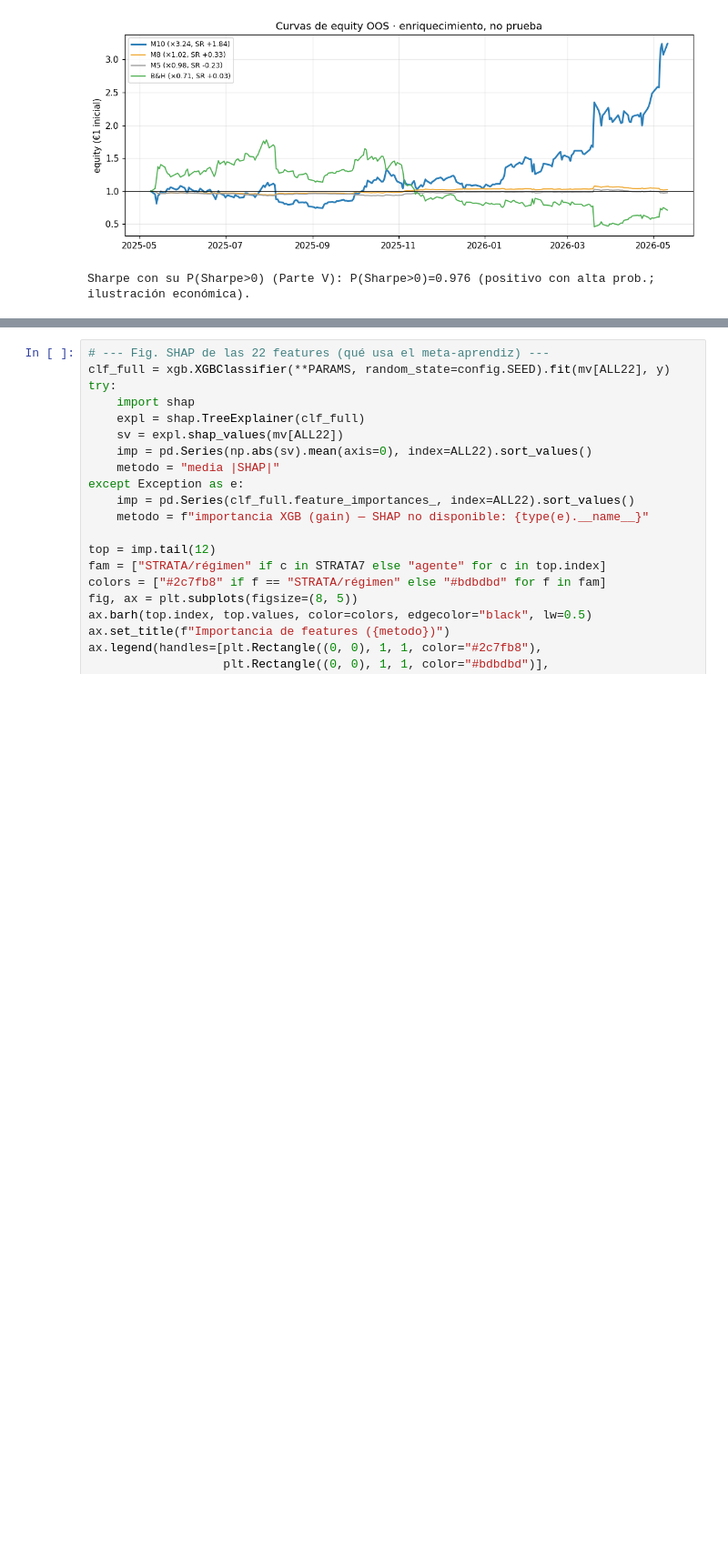
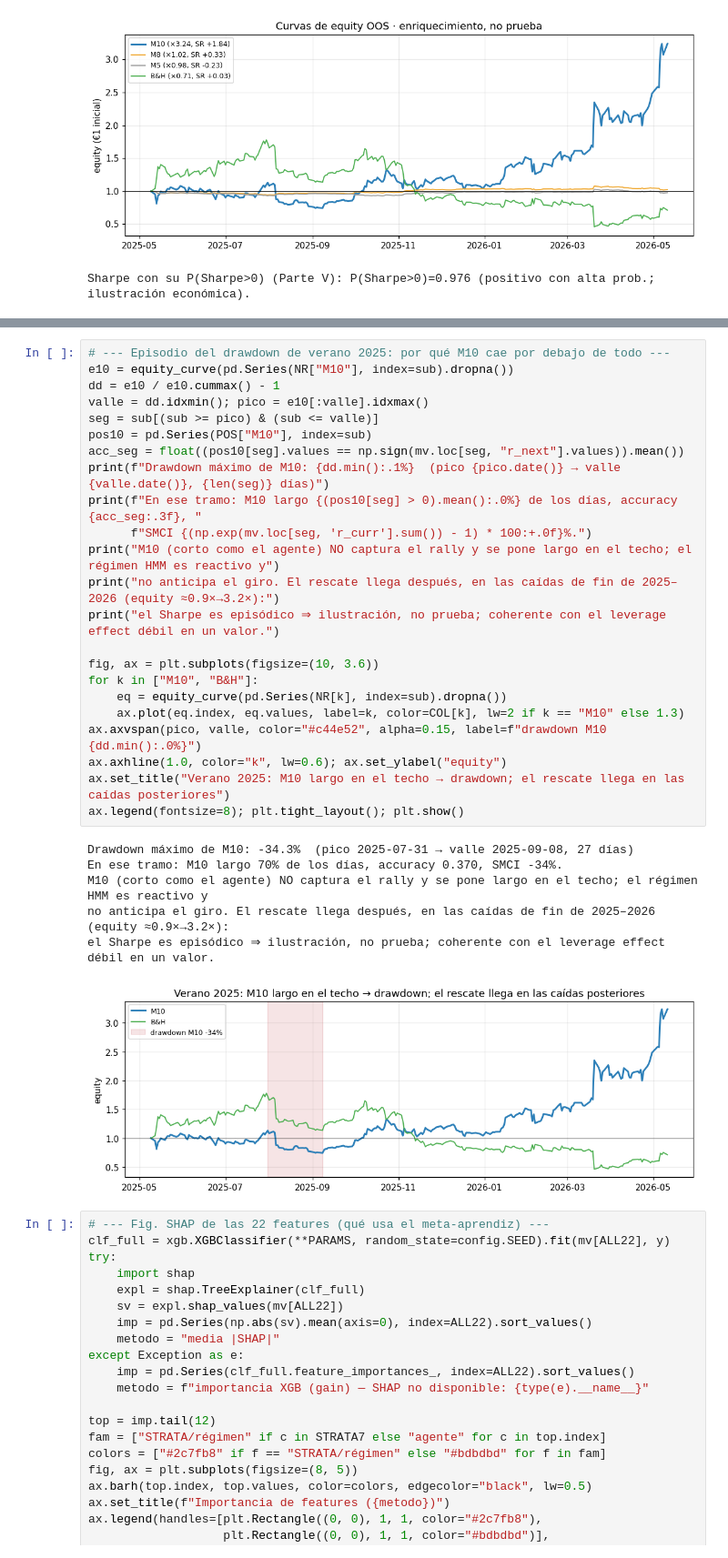
Before and after one commit to RaquelGarciah/Real-time-statistical-supervision-of-an-AI-trading-agent, a Jupyter notebook: notebooks/STRATA_SMCI.ipynb, the cells around one changed output, grey strips where cells are left out. Shown at 91% size. Saved outputs shown, nothing was run; the diff lists cells and outputs as text; blank space fills up the shorter version.

```diff
--- a/notebooks/STRATA_SMCI.ipynb
+++ b/notebooks/STRATA_SMCI.ipynb
@@ -627,3 +639,33 @@ Sharpe con su P(Sharpe>0) (Parte V): P(Sharpe>0)=0.976 (positivo con alta prob.;
+# %%
+# --- Episodio del drawdown de verano 2025: por qué M10 cae por debajo de todo ---
+e10 = equity_curve(pd.Series(NR["M10"], index=sub).dropna())
+dd = e10 / e10.cummax() - 1
+valle = dd.idxmin(); pico = e10[:valle].idxmax()
+seg = sub[(sub >= pico) & (sub <= valle)]
+pos10 = pd.Series(POS["M10"], index=sub)
+acc_seg = float((pos10[seg].values == np.sign(mv.loc[seg, "r_next"].values)).mean())
+print(f"Drawdown máximo de M10: {dd.min():.1%}  (pico {pico.date()} → valle {valle.date()}, {len(seg)} días)")
+print(f"En ese tramo: M10 largo {(pos10[seg] > 0).mean():.0%} de los días, accuracy {acc_seg:.3f}, "
+      f"SMCI {(np.exp(mv.loc[seg, 'r_curr'].sum()) - 1) * 100:+.0f}%.")
+print("M10 (corto como el agente) NO captura el rally y se pone largo en el techo; el régimen HMM es reactivo y")
+print("no anticipa el giro. El rescate llega después, en las caídas de fin de 2025–2026 (equity ≈0.9×→3.2×):")
+print("el Sharpe es episódico ⇒ ilustración, no prueba; coherente con el leverage effect débil en un valor.")
+
+fig, ax = plt.subplots(figsize=(10, 3.6))
+for k in ["M10", "B&H"]:
+    eq = equity_curve(pd.Series(NR[k], index=sub).dropna())
+    ax.plot(eq.index, eq.values, label=k, color=COL[k], lw=2 if k == "M10" else 1.3)
+ax.axvspan(pico, valle, color="#c44e52", alpha=0.15, label=f"drawdown M10 {dd.min():.0%}")
+ax.axhline(1.0, color="k", lw=0.6); ax.set_ylabel("equity")
+ax.set_title("Verano 2025: M10 largo en el techo → drawdown; el rescate llega en las caídas posteriores")
+ax.legend(fontsize=8); plt.tight_layout(); plt.show()
+# %% [output]
+Drawdown máximo de M10: -34.3%  (pico 2025-07-31 → valle 2025-09-08, 27 días)
+En ese tramo: M10 largo 70% de los días, accuracy 0.370, SMCI -34%.
+M10 (corto como el agente) NO captura el rally y se pone largo en el techo; el régimen HMM es reactivo y
+no anticipa el giro. El rescate llega después, en las caídas de fin de 2025–2026 (equity ≈0.9×→3.2×):
+el Sharpe es episódico ⇒ ilustración, no prueba; coherente con el leverage effect débil en un valor.
+[figure, added]
 # %%
 # --- Fig. SHAP de las 22 features (qué usa el meta-aprendiz) ---
 clf_full = xgb.XGBClassifier(**PARAMS, random_state=config.SEED).fit(mv[ALL22], y)
```
Also changed, not shown: parts of 1 cell of this notebook, 1 other file.
